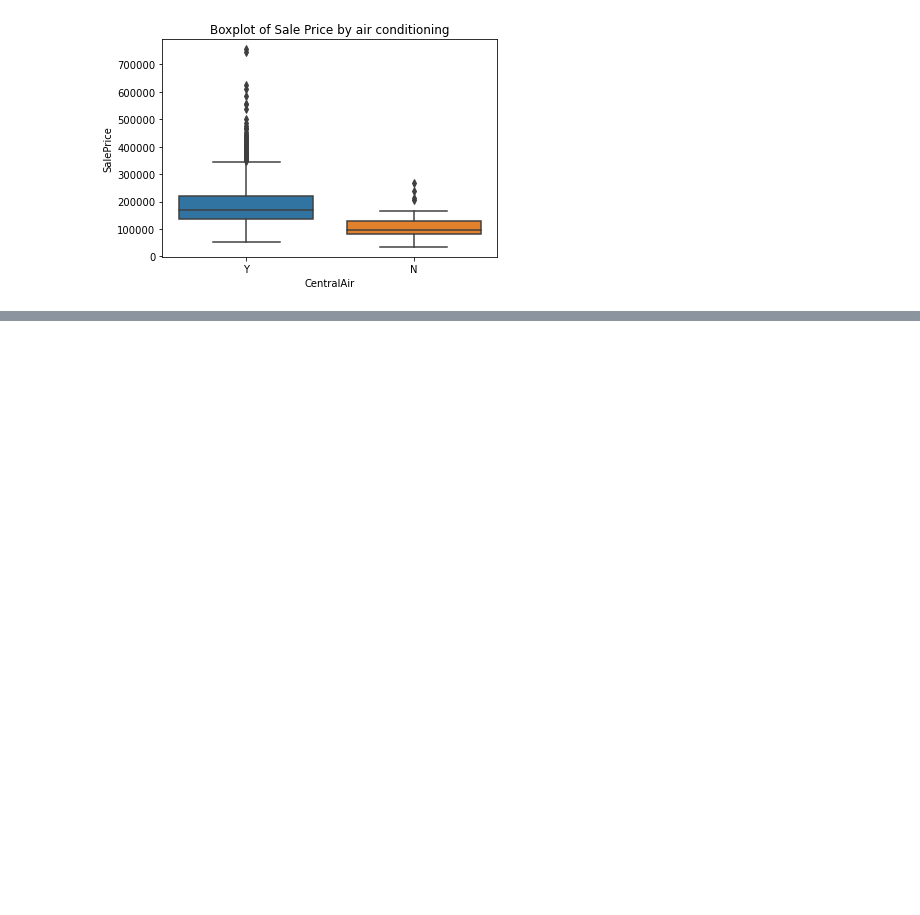
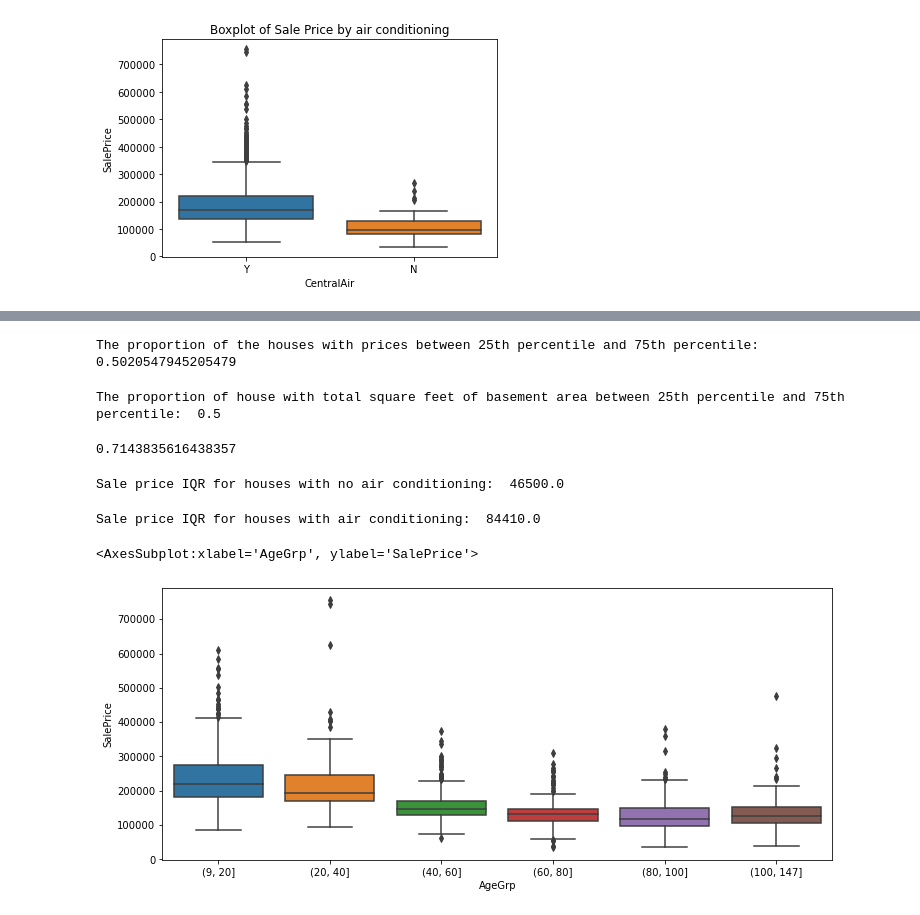
Before and after one commit to Graf35/practice, a Jupyter notebook: chapter_1/blok_5/1.5.3/Task_1.5.3.ipynb, the cells around one changed output, grey strips where cells are left out. Cells and saved outputs as stored; diff of their text form; code cells hidden in the pictures; blank space fills up the shorter version.

```diff
--- a/chapter_1/blok_5/1.5.3/Task_1.5.3.ipynb
+++ b/chapter_1/blok_5/1.5.3/Task_1.5.3.ipynb
@@ -298,0 +323,35 @@ TypeError: 'NoneType' object is not iterable
+# %%
+print('The proportion of the houses with prices between 25th percentile and 75th percentile: ', np.mean((df.SalePrice >= 129975) & (df.SalePrice <= 214000)))
+# %% [output]
+The proportion of the houses with prices between 25th percentile and 75th percentile:  0.5020547945205479
+# %%
+print('The proportion of house with total square feet of basement area between 25th percentile and 75th percentile: ', np.mean((df.TotalBsmtSF >= 795.75) & (df.TotalBsmtSF <= 1298.25)))
+# %% [output]
+The proportion of house with total square feet of basement area between 25th percentile and 75th percentile:  0.5
+# %%
+a = (df.SalePrice >= 129975) & (df.SalePrice <= 214000)
+b = (df.TotalBsmtSF >= 795.75) & (df.TotalBsmtSF <= 1298.25)
+print(np.mean(a | b))
+# %% [output]
+0.7143835616438357
+# %%
+q75, q25 = np.percentile(df.loc[df['CentralAir']=='N']['SalePrice'], [75,25])
+iqr = q75 - q25
+print('Sale price IQR for houses with no air conditioning: ', iqr)
+# %% [output]
+Sale price IQR for houses with no air conditioning:  46500.0
+# %%
+q75, q25 = np.percentile(df.loc[df['CentralAir']=='Y']['SalePrice'], [75,25])
+iqr = q75 - q25
+print('Sale price IQR for houses with air conditioning: ', iqr)
+# %% [output]
+Sale price IQR for houses with air conditioning:  84410.0
+# %%
+df['HouseAge'] = 2019 - df['YearBuilt']
+df["AgeGrp"] = pd.cut(df.HouseAge, [9, 20, 40, 60, 80,
+100, 147]) # Create age strata based on these cut points
+plt.figure(figsize=(12, 5))
+sns.boxplot(x="AgeGrp", y="SalePrice", data=df)
+# %% [output]
+<AxesSubplot:xlabel='AgeGrp', ylabel='SalePrice'>
+[figure, added]
```
Also changed, not shown: parts of 16 cells of this notebook.
